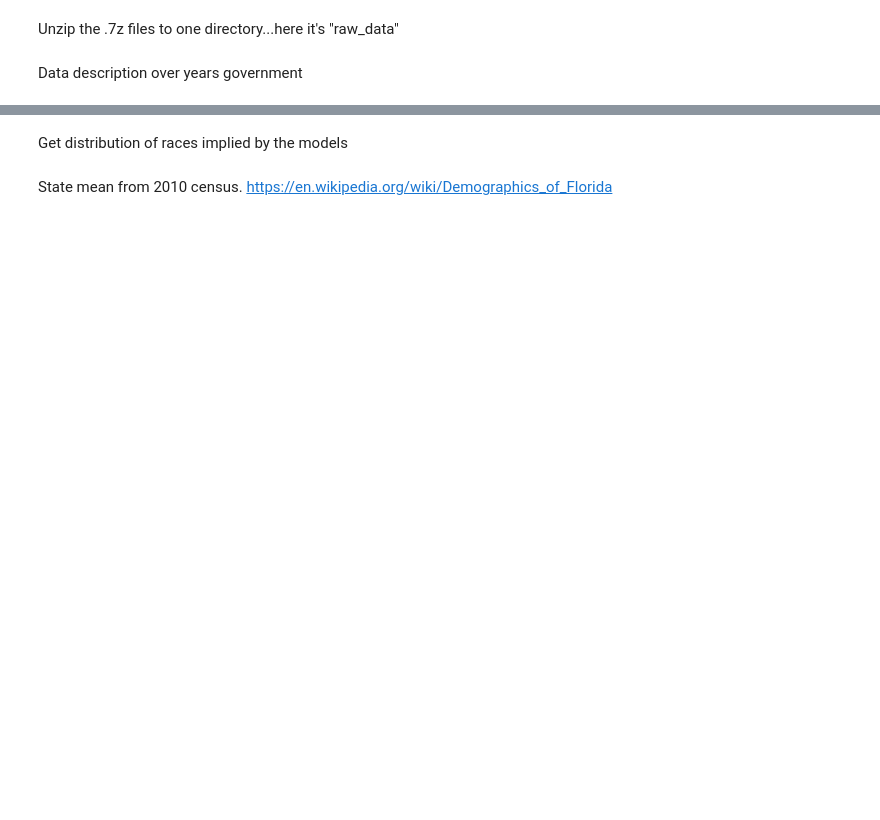
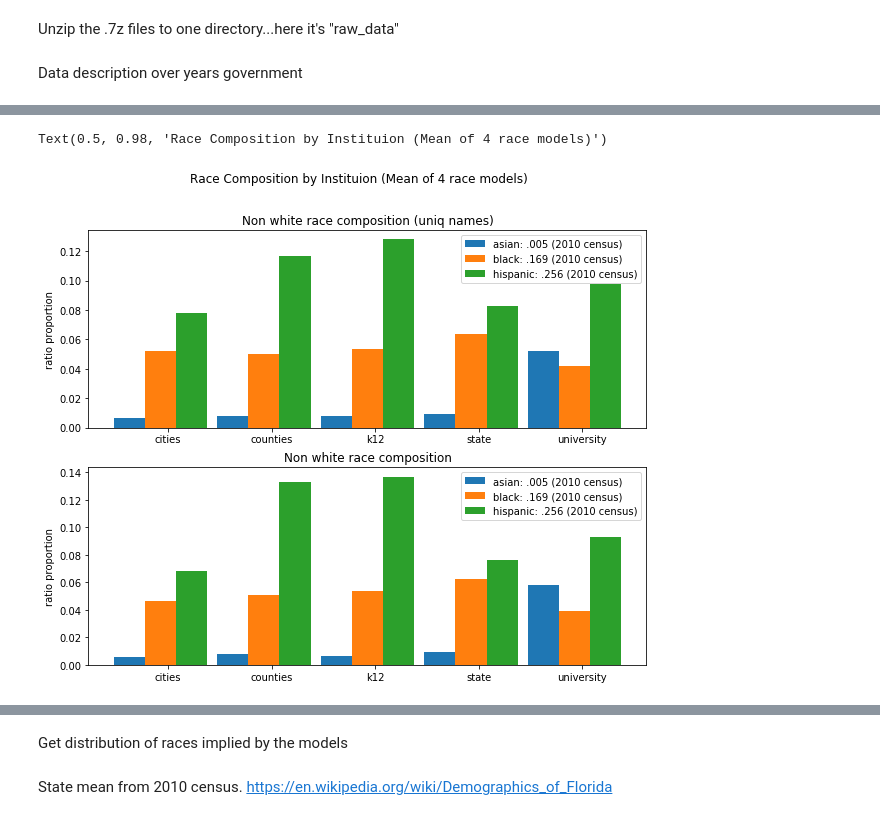
Before and after one commit to soodoku/public_employee_diversity, a Jupyter notebook: notebook/race_impute2.ipynb, the cells around one changed output, grey strips where cells are left out. Drawn from its saved outputs; the diff is of its cells as text; code cells hidden in the pictures; blank space fills up the shorter version.

Commit message:
florida race composition and pay

```diff
--- a/notebook/race_impute2.ipynb
+++ b/notebook/race_impute2.ipynb
@@ -129,0 +200,48 @@ FileNotFoundError: [Errno 2] File b'/Users/seunglee/Downloads/project/raw_data/u
+# %%
+
+import matplotlib.pyplot as plt
+import numpy as np
+import pandas as pd
+
+root = '/Users/seunglee/Downloads/project/'
+df_description = pd.read_csv(root+'employee_race/data/florida_stats.csv')
+
+df_all = df_description.drop_duplicates(['gov', 'race', 'model'])
+df_all_gb = df_all.groupby(['gov', 'race']).mean()[['race_composition',
+                          'race_composition_uniq']].reset_index()
+asian = df_all_gb.loc[df_all_gb.race=='asian'].sort_values(by='gov')
+hispanic = df_all_gb.loc[df_all_gb.race=='hispanic'].sort_values(by='gov')
+black = df_all_gb.loc[df_all_gb.race=='black'].sort_values(by='gov')
+
+x = np.arange(5)
+width = 0.35
+margin = 0.05
+width = (1.-2.*margin)/3
+# %%
+
+# Race Proportion
+##############################################################
+plt.close('all')
+fig, ax = plt.subplots(2, 1, figsize=(10, 8))
+ax[0].bar(x - 5*width/4, asian.race_composition_uniq, width, label='asian: .005 (2010 census)')
+ax[0].bar(x - width/4, black.race_composition_uniq, width, label='black: .169 (2010 census)')
+ax[0].bar(x + 3*width/4, hispanic.race_composition_uniq, width, label='hispanic: .256 (2010 census)')
+ax[0].set_ylabel('ratio proportion')
+ax[0].set_title('Non white race composition (uniq names)')
+ax[0].set_xticks(x)
+ax[0].set_xticklabels(asian.gov)
+ax[0].legend()
+
+ax[1].bar(x - 5*width/4, asian.race_composition, width, label='asian: .005 (2010 census)')
+ax[1].bar(x - width/4, black.race_composition, width, label='black: .169 (2010 census)')
+ax[1].bar(x + 3*width/4, hispanic.race_composition, width, label='hispanic: .256 (2010 census)')
+ax[1].set_ylabel('ratio proportion')
+ax[1].set_title('Non white race composition')
+ax[1].set_xticks(x)
+ax[1].set_xticklabels(asian.gov)
+ax[1].legend()
+plt.suptitle('Race Composition by Instituion (Mean of 4 race models)')
+##############################################################
+# %% [output]
+Text(0.5, 0.98, 'Race Composition by Instituion (Mean of 4 race models)')
+[figure, added]
```
Also changed, not shown: parts of 24 cells of this notebook.
